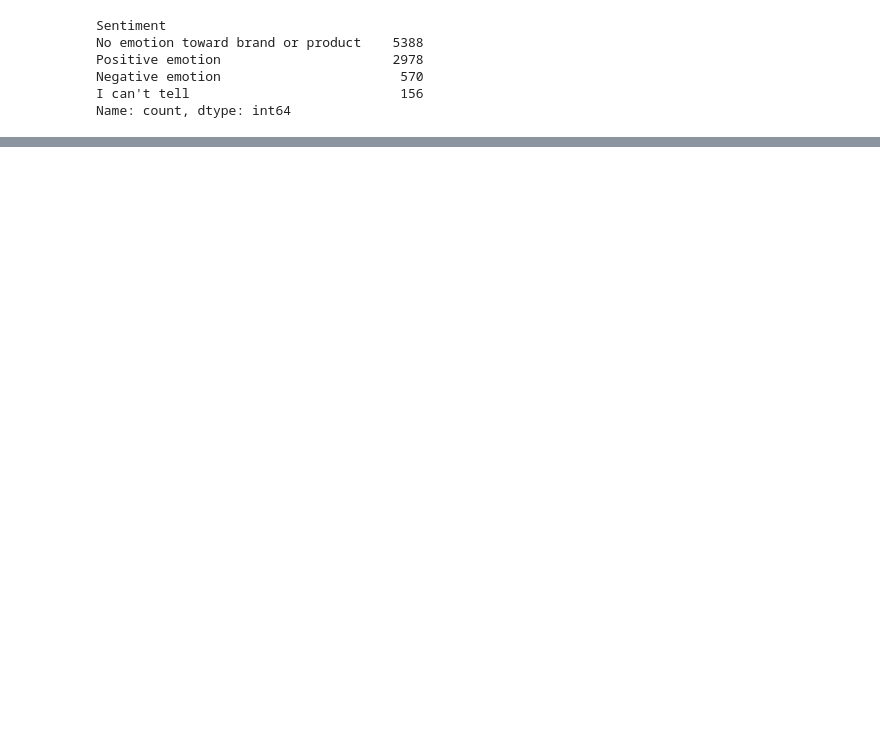
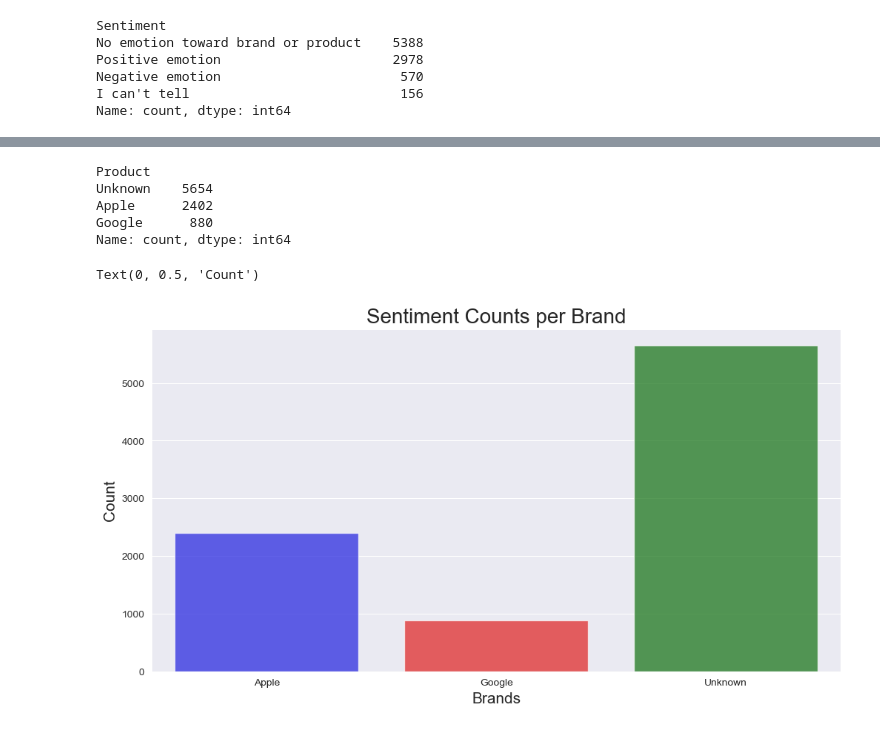
Before and after one commit to jgatharia/Phase_4_Project_, a Jupyter notebook: shamla.ipynb, the cells around one changed output, grey strips where cells are left out. Drawn from its saved outputs; the diff is of its cells as text; code cells hidden in the pictures; blank space fills up the shorter version.

```diff
--- a/shamla.ipynb
+++ b/shamla.ipynb
@@ -253,0 +350,33 @@ Name: count, dtype: int64
+# %%
+# Brand name mapping
+brand = {'iPhone': 'Apple',
+         'iPad or iPhone App':'Apple',
+         'iPad': 'Apple',
+         'Google': 'Google',
+         'Unknown Product': 'Unknown',
+         'Android':'Google',
+         'Apple': 'Apple',
+         'Android App':'Google',
+         'Other Google product or service':'Google',
+         'Other Apple product or service':'Apple'
+        }
+
+# Applying the mapping
+df_clean['Product'] = df_clean['Product'].map(brand)
+df_clean['Product'].value_counts()
+# %% [output]
+Product
+Unknown    5654
+Apple      2402
+Google      880
+Name: count, dtype: int64
+# %%
+# Plotting the mapped brands
+fig =  plt.figure(figsize=(12,6))
+sns.countplot(x='Product', data=df_clean, hue='Product', palette={'Apple':'b', 'Google':'r', 'Unknown':'g'}, alpha=0.7)
+plt.title('Sentiment Counts per Brand', size=20)
+plt.xlabel('Brands', size=15)
+plt.ylabel('Count', size=15)
+# %% [output]
+Text(0, 0.5, 'Count')
+[figure, added]
```
Also changed, not shown: parts of 20 cells of this notebook.
